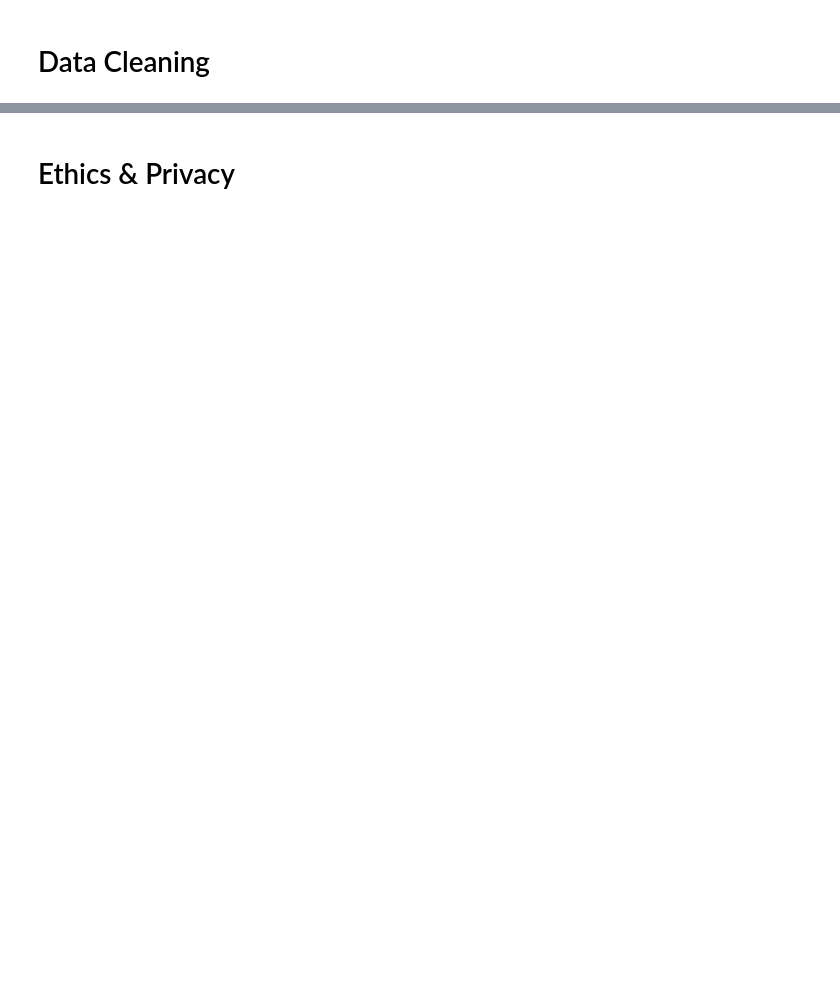
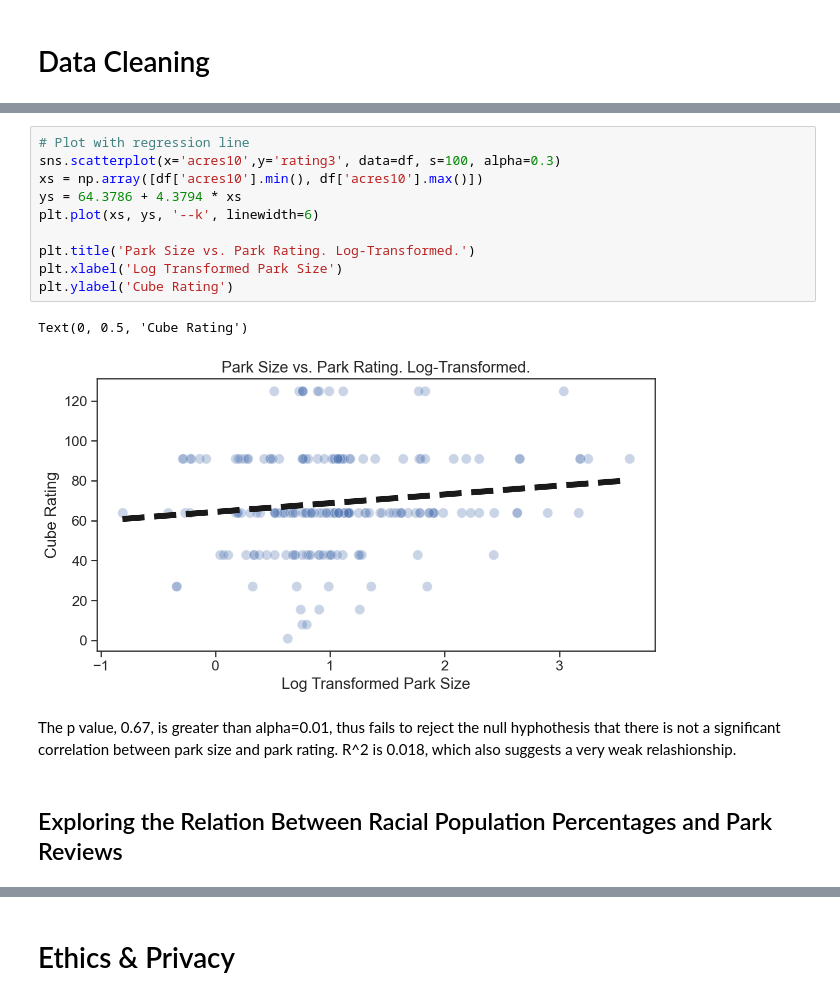
Before and after one commit to michaelbaluja/individual_fa20, a Jupyter notebook: final_project/FinalProject_Yukodeng.ipynb, the cells around one changed output, grey strips where cells are left out. Saved outputs shown, nothing was run; the diff lists cells and outputs as text; blank space fills up the shorter version.

```diff
--- a/final_project/FinalProject_Yukodeng.ipynb
+++ b/final_project/FinalProject_Yukodeng.ipynb
@@ -76,0 +371,17 @@ Include cells that describe the steps in your data analysis.
+# %%
+# Plot with regression line
+sns.scatterplot(x='acres10',y='rating3', data=df, s=100, alpha=0.3)
+xs = np.array([df['acres10'].min(), df['acres10'].max()])
+ys = 64.3786 + 4.3794 * xs
+plt.plot(xs, ys, '--k', linewidth=6)
+
+plt.title('Park Size vs. Park Rating. Log-Transformed.')
+plt.xlabel('Log Transformed Park Size')
+plt.ylabel('Cube Rating')
+# %% [output]
+Text(0, 0.5, 'Cube Rating')
+[figure, added]
+# %% [markdown]
+The p value, 0.67, is greater than alpha=0.01, thus fails to reject the null hyphothesis that there is not a significant correlation between park size and park rating. R^2 is 0.018, which also suggests a very weak relashionship.
+# %% [markdown]
+##  Exploring the Relation Between Racial Population Percentages and Park Reviews
```
Also changed, not shown: parts of 70 cells of this notebook, 2 other files.
